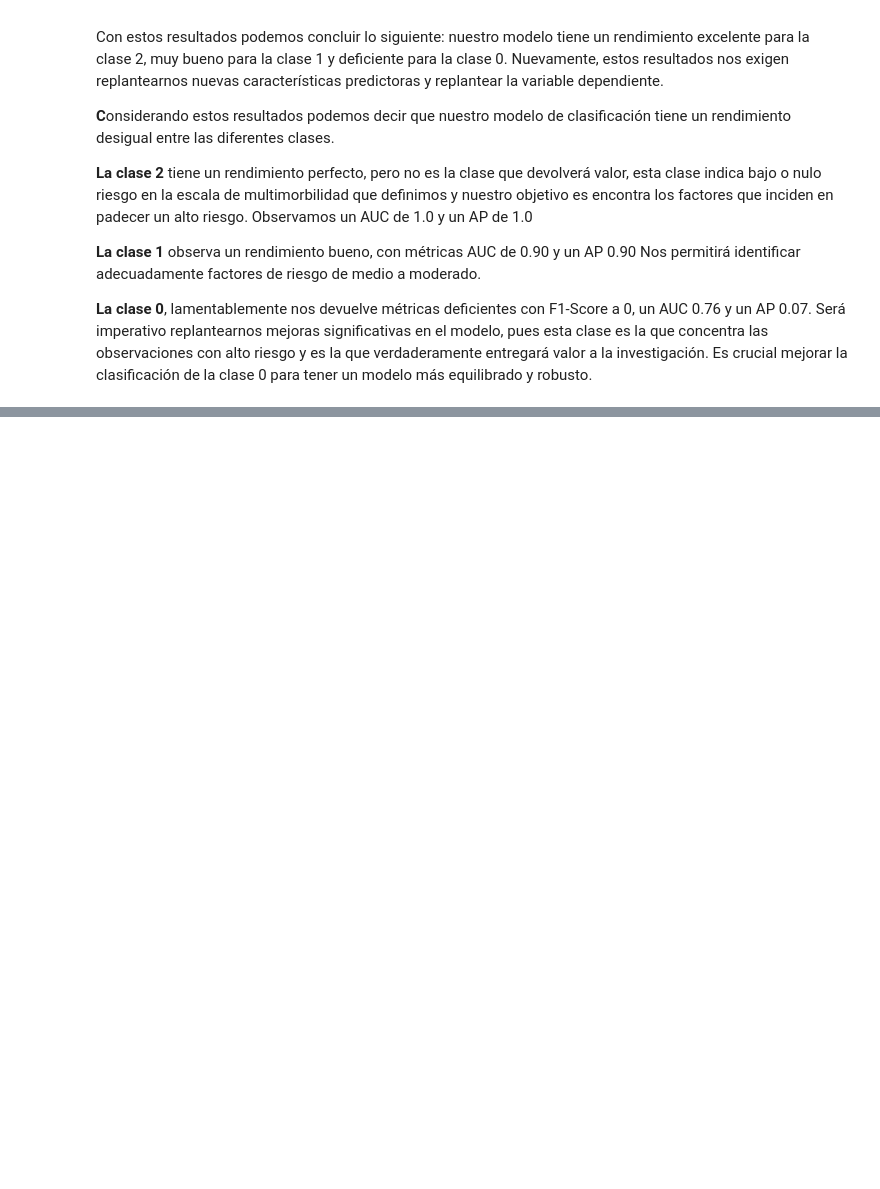
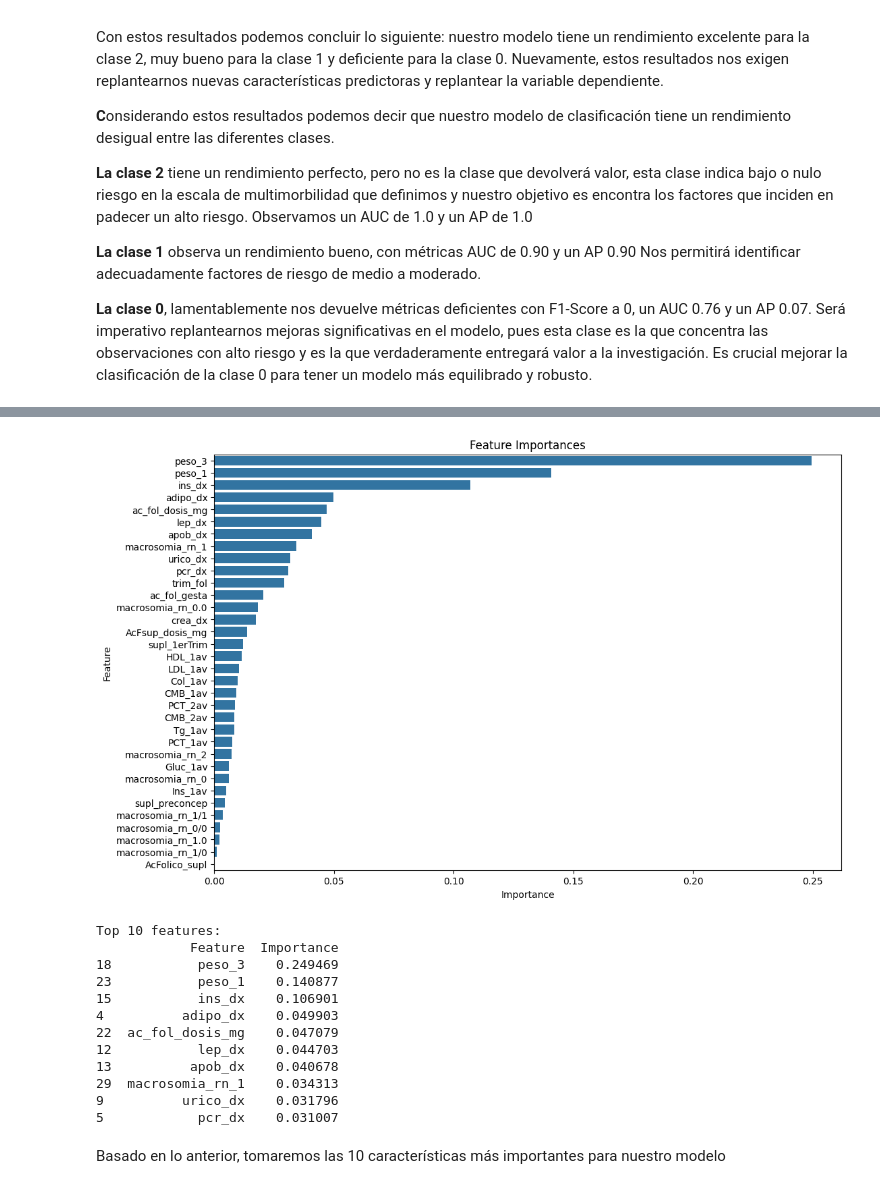
Before and after one commit to jafr0822/MNA_ProyectoIntegrador-Equipo7, a Jupyter notebook: Fix_Avance5_7_Equipo.ipynb, the cells around one changed output, grey strips where cells are left out. Drawn from its saved outputs; the diff is of its cells as text; code cells hidden in the pictures; blank space fills up the shorter version.

```diff
--- a/Fix_Avance5_7_Equipo.ipynb
+++ b/Fix_Avance5_7_Equipo.ipynb
@@ -2174,0 +2184,14 @@ Probaremos con XGBoost
+# %%
+file_path = r'data/data_limpia.csv'
+data = pd.read_csv(file_path, sep=",", encoding='utf-8', index_col=False)
+data.head()
+
+variables_motor_dependiente= ['prematurez', 'sdg_parto', 'preeclampsia', 'polihidramnios', 'hidramnios', 'infeccion_gesta', 'malformaciones_rn', 'aborto_rn', 'obito_rn', 'mnt_rn']
+
+data = data.drop(columns =variables_motor_dependiente)
+
+
+X = data.drop('EscalaRiesgo', axis=1)
+y = data['EscalaRiesgo']
+
+X.head()
@@ -2174,0 +2206,48 @@ Probaremos con XGBoost
+# %%
+# Convert target variable to numeric values
+class_mapping = {'A': 0, 'B': 1, 'C': 2}
+y = np.array([class_mapping[cls] for cls in y])
+
+# Split the data into train and test sets
+X_train, X_test, y_train, y_test = train_test_split(X, y, test_size=0.3, random_state=42)
+
+# Train a Random Forest classifier
+rf = RandomForestClassifier(n_estimators=100, random_state=42)
+rf.fit(X_train, y_train)
+
+# Extract feature importances
+feature_importances = rf.feature_importances_
+
+# Create a DataFrame for visualization
+importance_df = pd.DataFrame({
+    'Feature': X.columns,
+    'Importance': feature_importances
+})
+
+# Sort by importance
+importance_df = importance_df.sort_values(by='Importance', ascending=False)
+
+# Plot the feature importances
+plt.figure(figsize=(12, 8))
+sns.barplot(x='Importance', y='Feature', data=importance_df)
+plt.title('Feature Importances')
+plt.show()
+
+print("Top 10 features:")
+print(importance_df.head(10))
+# %% [output]
+[figure, added]
+Top 10 features:
+            Feature  Importance
+18           peso_3    0.249469
+23           peso_1    0.140877
+15           ins_dx    0.106901
+4          adipo_dx    0.049903
+22  ac_fol_dosis_mg    0.047079
+12           lep_dx    0.044703
+13          apob_dx    0.040678
+29  macrosomia_rn_1    0.034313
+9          urico_dx    0.031796
+5            pcr_dx    0.031007
+# %% [markdown]
+Basado en lo anterior, tomaremos las 10 características más importantes para nuestro modelo
```
Also changed, not shown: parts of 9 cells of this notebook.
